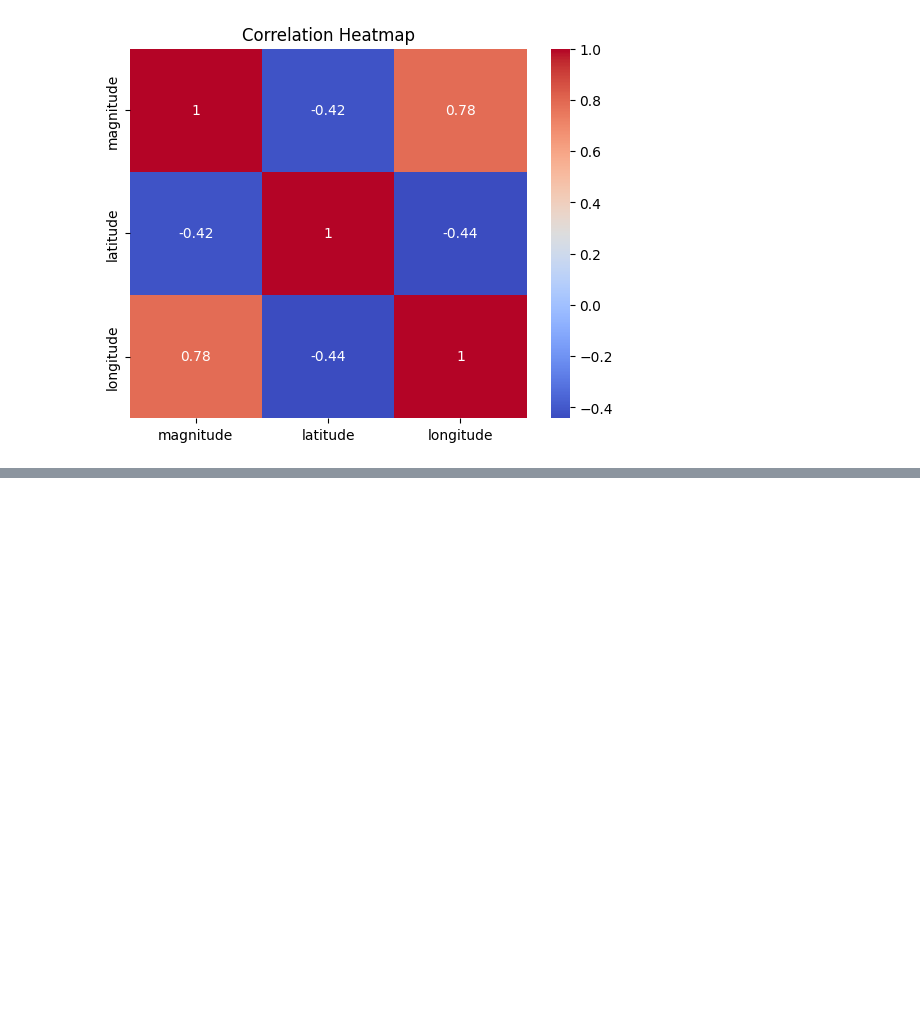
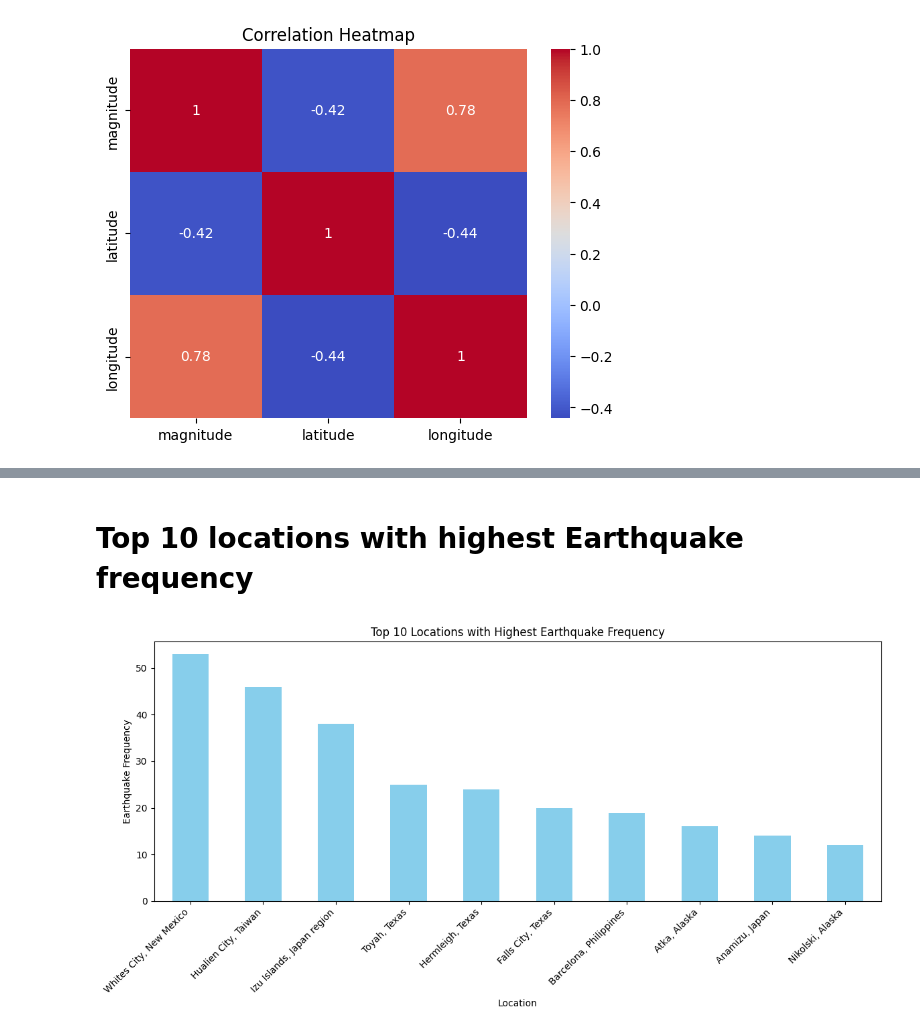
Before and after one commit to adarshm11/earthquakes-analysis, a Jupyter notebook: CS_131_Earthquakes_Analysis.ipynb, the cells around one changed output, grey strips where cells are left out. Saved outputs shown, nothing was run; the diff lists cells and outputs as text; code cells hidden in the pictures; blank space fills up the shorter version.

```diff
--- a/CS_131_Earthquakes_Analysis.ipynb
+++ b/CS_131_Earthquakes_Analysis.ipynb
@@ -109,0 +134,17 @@ Correlation between magnitude and longitude: 0.7838025200577978
+# %% [markdown]
+# Top 10 locations with highest Earthquake frequency
+# %%
+location_counts = df['location'].value_counts()
+
+top_10_locations = location_counts.head(10)
+
+plt.figure(figsize=(12, 6))
+top_10_locations.plot(kind='bar', color='skyblue')
+plt.xlabel('Location')
+plt.ylabel('Earthquake Frequency')
+plt.title('Top 10 Locations with Highest Earthquake Frequency')
+plt.xticks(rotation=45, ha='right')
+plt.tight_layout()
+plt.show()
+# %% [output]
+[figure, added]
```
Also changed, not shown: parts of 17 cells of this notebook.
